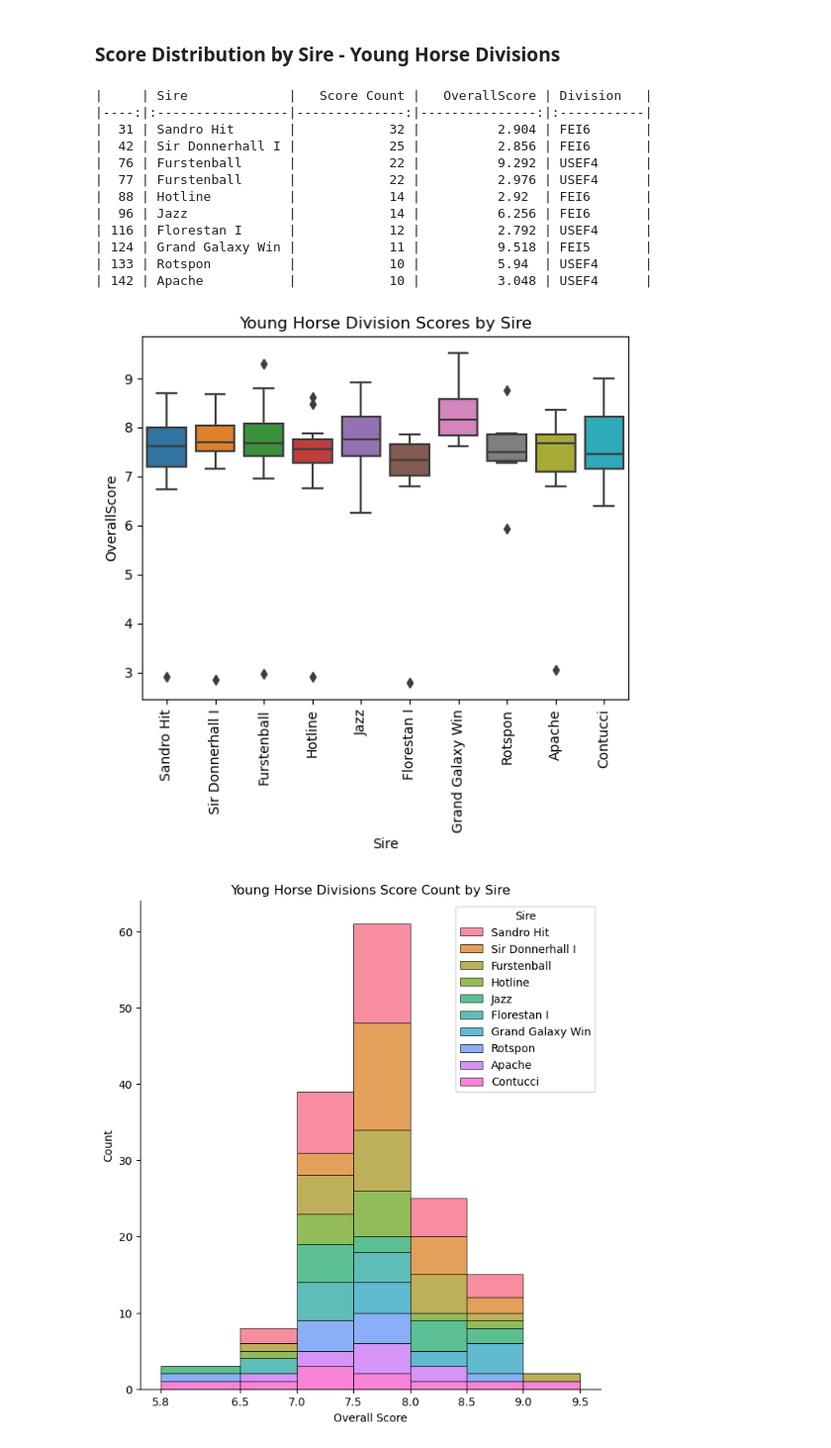
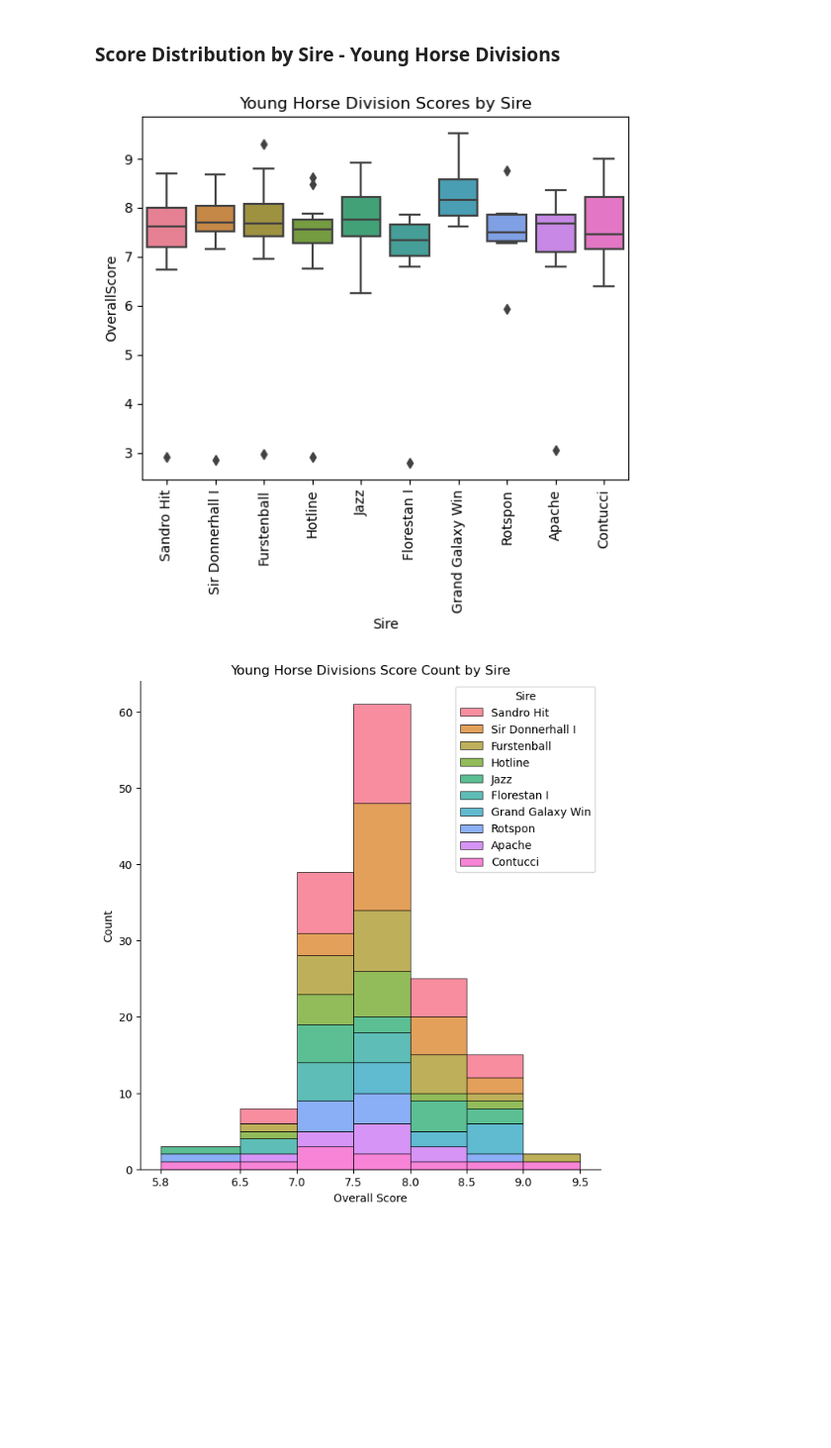
Before and after one commit to siobyrne/young-dressage-horse-program-analysis, a Jupyter notebook: younghorse.ipynb, the cells around one changed output. Shown at 99% size. Saved outputs shown, nothing was run; the diff lists cells and outputs as text; code cells hidden in the pictures; blank space fills up the shorter version.

```diff
--- a/younghorse.ipynb
+++ b/younghorse.ipynb
@@ -858,48 +874,36 @@ dh_sire_score_summary = pd.DataFrame({"Number of Scores": dh_sire_score_group_co
 # %%
 # select the scores for the YH divisions where there are 10 or more scores for each sire
 yh_sire_scores = sire_score.loc[sire_score['Division'].str.contains('USEF4|FEI5|FEI6')]
 # get count of scores by sire
 yh_sire_score_counts = yh_sire_scores['Sire'].value_counts().reset_index()
 # create column of score counts
 yh_sire_score_counts.columns = ['Sire', 'Score Count']
 
 # merge the dataframes
 yh_sire_scores= pd.merge(yh_sire_score_counts, yh_sire_scores)
 
 # get the sires with 8 or more scores
 yh_sire_scores = yh_sire_scores.loc[(yh_sire_scores['Score Count'] >= 10)]
 
 # calculate IQR for column OverallScore
 Q1 = yh_sire_scores['OverallScore'].quantile(0.25)
 Q3 = yh_sire_scores['OverallScore'].quantile(0.75)
 IQR = Q3 - Q1
 
 # create boxplot to visualize outliers
-sns.boxplot(data=yh_sire_scores, x='Sire', y='OverallScore')
+sns.boxplot(data=yh_sire_scores, x='Sire', y='OverallScore', palette='husl')
 plt.title('Young Horse Division Scores by Sire')
 plt.xticks(rotation=90)
 
 # identify outliers
 threshold = 1.5
 outliers = yh_sire_scores[(yh_sire_scores['OverallScore'] < Q1 - threshold * IQR) | (yh_sire_scores['OverallScore'] > Q3 + threshold * IQR)]
-print(outliers.to_markdown())
+#print(outliers.to_markdown())
 
 # drop the outliers that are the result of horses participating in only one half of the competition, resulting in an artificially low score
 yh_sire_scores = yh_sire_scores.drop(yh_sire_scores[yh_sire_scores['OverallScore'] <= 5.7].index)
 # %% [output]
-|     | Sire             |   Score Count |   OverallScore | Division   |
-|----:|:-----------------|--------------:|---------------:|:-----------|
-|  31 | Sandro Hit       |            32 |          2.904 | FEI6       |
-|  42 | Sir Donnerhall I |            25 |          2.856 | FEI6       |
-|  76 | Furstenball      |            22 |          9.292 | USEF4      |
-|  77 | Furstenball      |            22 |          2.976 | USEF4      |
-|  88 | Hotline          |            14 |          2.92  | FEI6       |
-|  96 | Jazz             |            14 |          6.256 | FEI6       |
-| 116 | Florestan I      |            12 |          2.792 | USEF4      |
-| 124 | Grand Galaxy Win |            11 |          9.518 | FEI5       |
-| 133 | Rotspon          |            10 |          5.94  | USEF4      |
-| 142 | Apache           |            10 |          3.048 | USEF4      |
-[figure, old version]
+[figure, new version]
 # %%
 # create histogram of scores by sire for the Young Horse divisions
 
```
Also changed, not shown: parts of 31 cells of this notebook, 2 other files.
